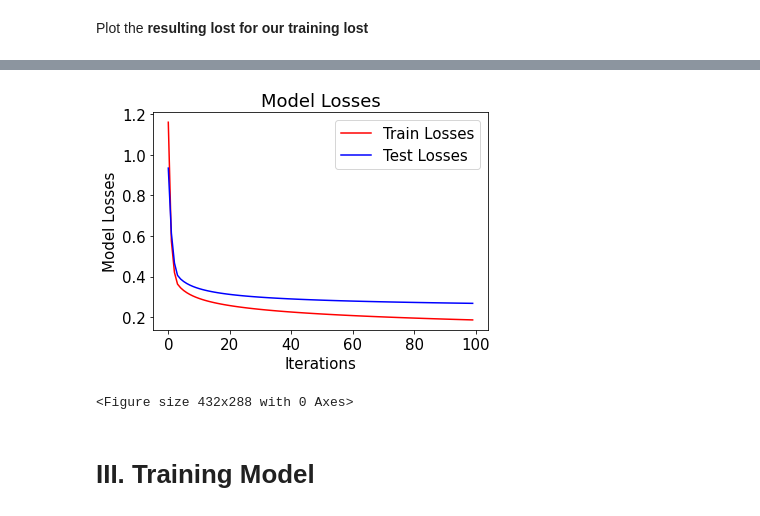
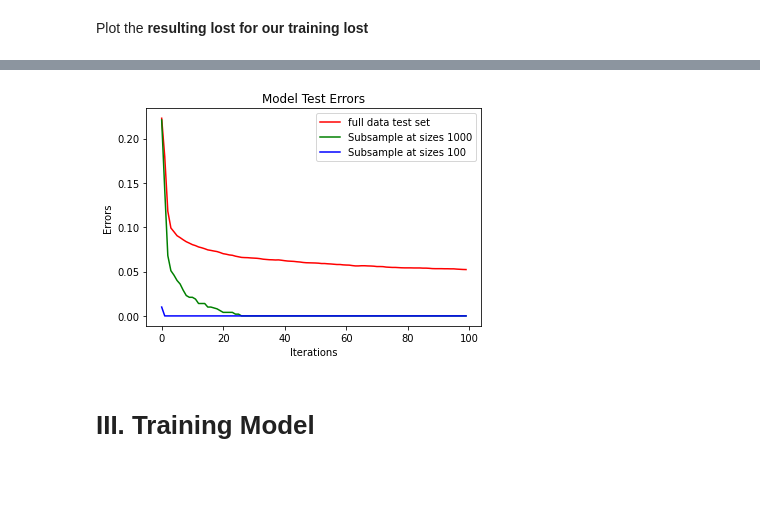
Before and after one commit to LeTuanCS150901/AI_Introductory, a Jupyter notebook: main.ipynb, the cells around one changed output, grey strips where cells are left out. Cells and saved outputs as stored; diff of their text form; code cells hidden in the pictures; blank space fills up the shorter version.

```diff
--- a/main.ipynb
+++ b/main.ipynb
@@ -242,14 +324,12 @@ plt.show()
 # %%
 x_range = [i for i in range(100)]
-plt.title('Model Losses')
-plt.plot(x_range, J_test_history, color='red', label= 'Train Losses')
-plt.plot(x_range, J_history, color='blue',label= "Test Losses")
+plt.title('Model Test Errors')
+plt.plot(x_range, error_history_test_100, color='red', label= 'full data test set')
+plt.plot(x_range, error_history_test_1000, color='green', label= 'Subsample at sizes 1000')
+plt.plot(x_range, error_history_test_full , color='blue',label= 'Subsample at sizes 100')
 plt.xlabel('Iterations')
-plt.ylabel('Model Losses')
-plt.rcParams['font.size'] = 15.0
+plt.ylabel('Errors')
 plt.legend()
 plt.show()
-plt.savefig("ModelLosses.png")
 # %% [output]
-[figure, old version]
+[figure, new version]
-<Figure size 432x288 with 0 Axes>
```
Also changed, not shown: parts of 39 cells of this notebook.
